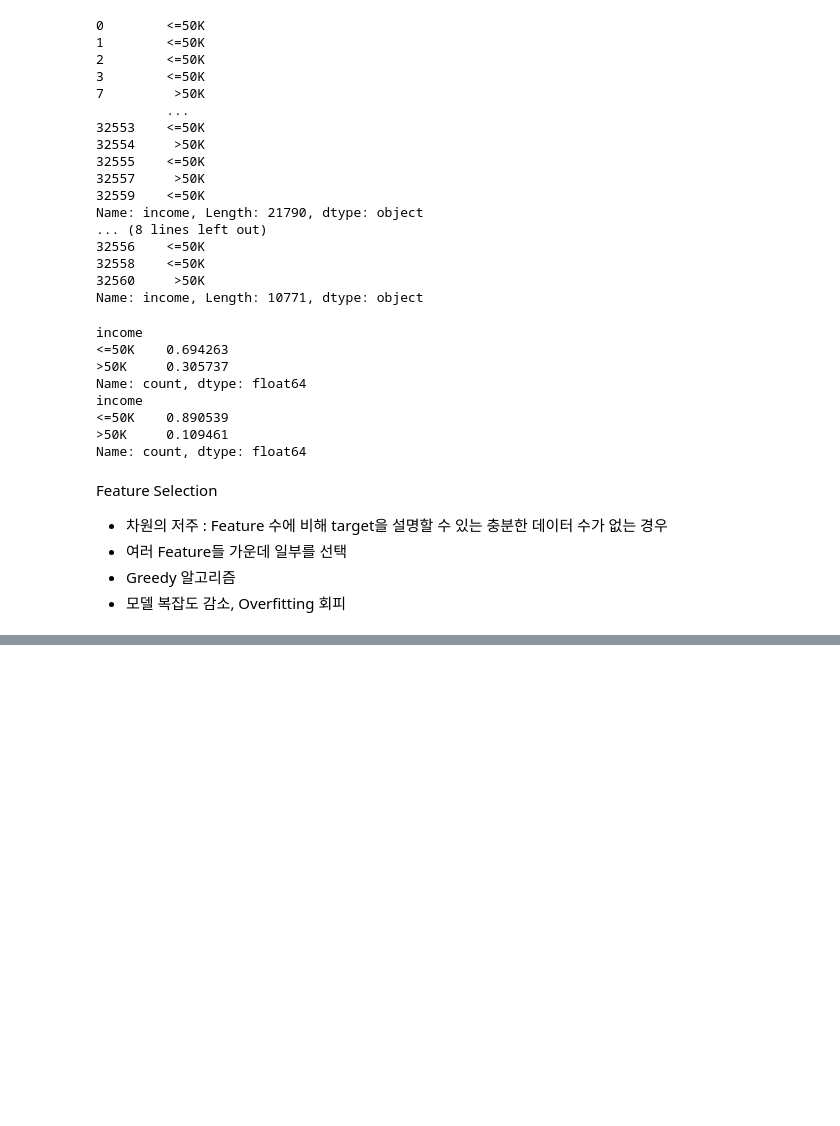
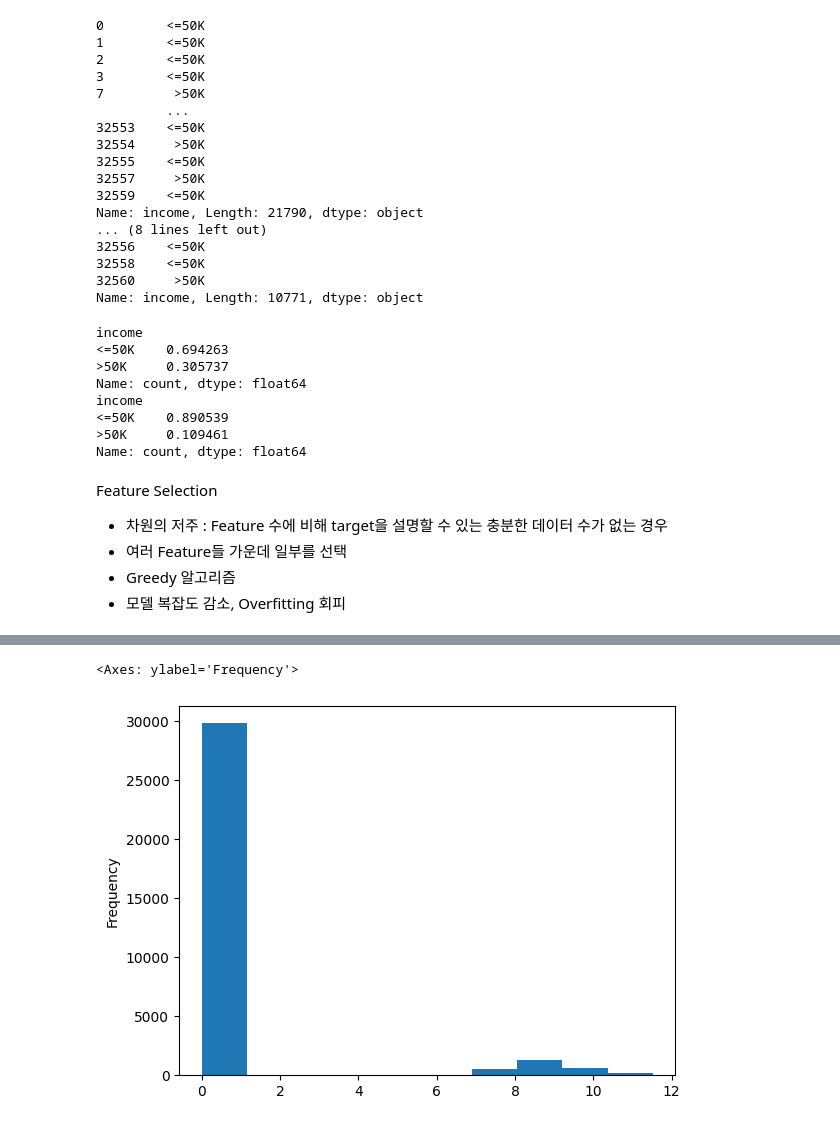
Before and after one commit to Aim-bro/Josh, a Jupyter notebook: 성인_인구조사_소득_예측_clone_code.ipynb, the cells around one changed output, grey strips where cells are left out. Cells and saved outputs as stored; diff of their text form; code cells hidden in the pictures; blank space fills up the shorter version.

```diff
--- a/성인_인구조사_소득_예측_clone_code.ipynb
+++ b/성인_인구조사_소득_예측_clone_code.ipynb
@@ -670,0 +878,11 @@ Feature Extraction
+# %%
+tmp_train['log_capital_gain'] = train['capital_gain'].map(lambda x : np.log(x) if x!=0 else 0)
+tmp_test['log_capital_gain'] = test['capital_gain'].map(lambda x : np.log(x) if x!=0 else 0)
+
+tmp_train['log_capital_loss'] = train['capital_loss'].map(lambda x : np.log(x) if x!=0 else 0)
+tmp_test['log_capital_loss'] = test['capital_loss'].map(lambda x : np.log(x) if x!=0 else 0)
+# %%
+tmp_train['log_capital_gain'].plot.hist()
+# %% [output]
+<Axes: ylabel='Frequency'>
+[figure, added]
```
Also changed, not shown: parts of 39 cells of this notebook.
